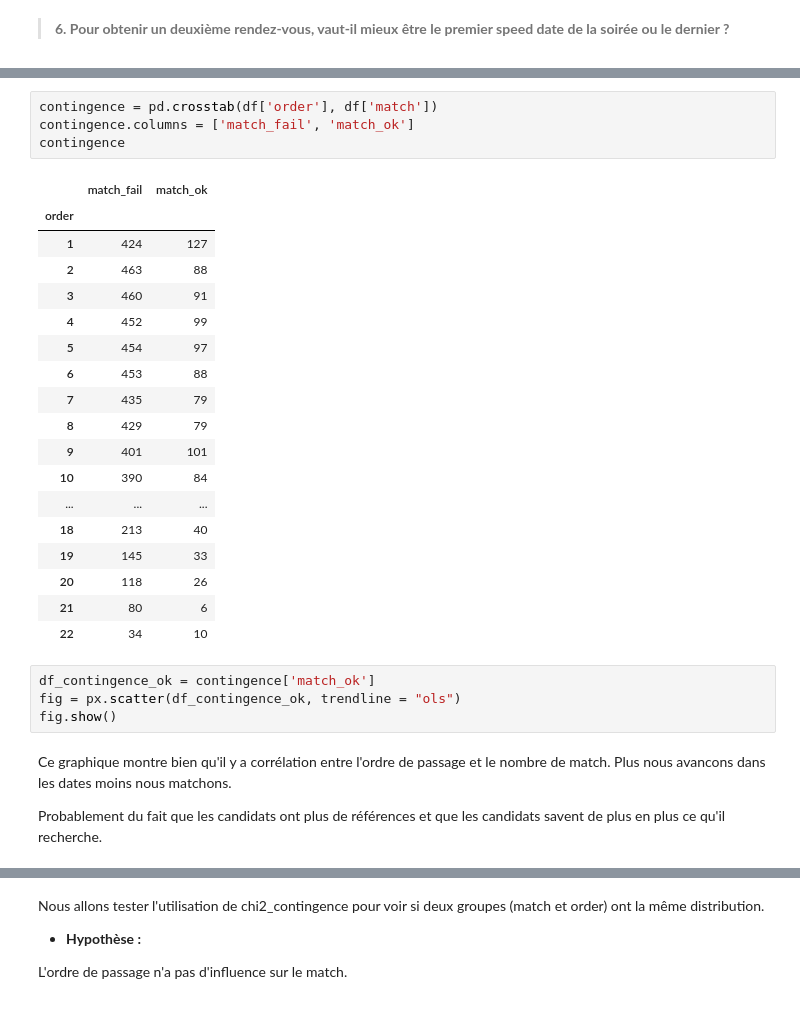
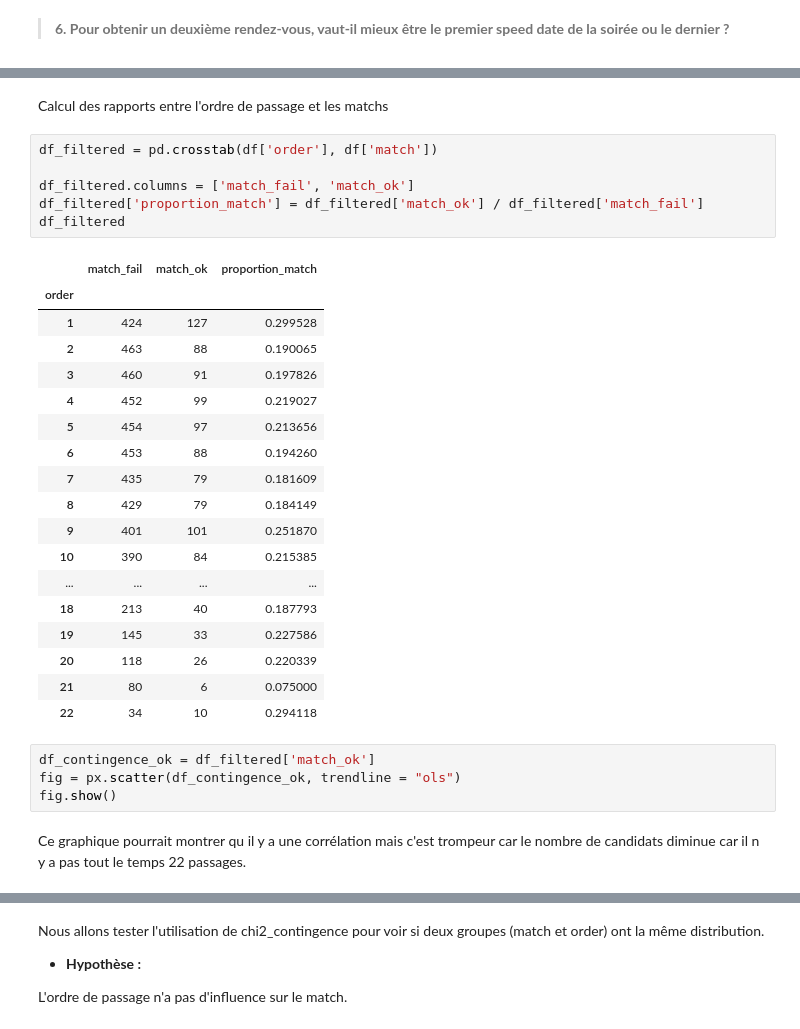
Before and after one commit to littlerobinson/machine-learning-engineer-certification, a Jupyter notebook: eda_speed_dating/eda_speed_dating_project.ipynb, the cells around one changed output, grey strips where cells are left out. Cells and saved outputs as stored; diff of their text form.

```diff
--- a/eda_speed_dating/eda_speed_dating_project.ipynb
+++ b/eda_speed_dating/eda_speed_dating_project.ipynb
@@ -987,32 +1098,33 @@ La corrélation entre la moyenne des attributs que se donnent les candidats et l
+# %% [markdown]
+Calcul des rapports entre l'ordre de passage et les matchs
 # %%
-contingence = pd.crosstab(df['order'], df['match'])
-contingence.columns = ['match_fail', 'match_ok']
-contingence
+df_filtered = pd.crosstab(df['order'], df['match'])
+
+df_filtered.columns = ['match_fail', 'match_ok']
+df_filtered['proportion_match'] = df_filtered['match_ok'] / df_filtered['match_fail']
+df_filtered
 # %% [output]
-|  | match_fail | match_ok |
-| order |  |  |
-| 1 | 424 | 127 |
-| 2 | 463 | 88 |
-| 3 | 460 | 91 |
-| 4 | 452 | 99 |
-| 5 | 454 | 97 |
-| 6 | 453 | 88 |
-| 7 | 435 | 79 |
-| 8 | 429 | 79 |
-| 9 | 401 | 101 |
-| 10 | 390 | 84 |
-| ... | ... | ... |
-| 18 | 213 | 40 |
-| 19 | 145 | 33 |
-| 20 | 118 | 26 |
-| 21 | 80 | 6 |
-| 22 | 34 | 10 |
+|  | match_fail | match_ok | proportion_match |
+| order |  |  |  |
+| 1 | 424 | 127 | 0.299528 |
+| 2 | 463 | 88 | 0.190065 |
+| 3 | 460 | 91 | 0.197826 |
+| 4 | 452 | 99 | 0.219027 |
+| 5 | 454 | 97 | 0.213656 |
+| 6 | 453 | 88 | 0.194260 |
+| 7 | 435 | 79 | 0.181609 |
+| 8 | 429 | 79 | 0.184149 |
+| 9 | 401 | 101 | 0.251870 |
+| 10 | 390 | 84 | 0.215385 |
+| ... | ... | ... | ... |
+| 18 | 213 | 40 | 0.187793 |
+| 19 | 145 | 33 | 0.227586 |
+| 20 | 118 | 26 | 0.220339 |
+| 21 | 80 | 6 | 0.075000 |
+| 22 | 34 | 10 | 0.294118 |
 # %%
-df_contingence_ok = contingence['match_ok']
+df_contingence_ok = df_filtered['match_ok']
 fig = px.scatter(df_contingence_ok, trendline = "ols")
 fig.show()
-# %% [markdown]
-Ce graphique montre bien qu'il y a corrélation entre l'ordre de passage et le nombre de match.
-Plus nous avancons dans les dates moins nous matchons.
-
-Probablement du fait que les candidats ont plus de références et que les candidats savent de plus en plus ce qu'il recherche.
+# %% [markdown]
+Ce graphique pourrait montrer qu il y a une corrélation mais c'est trompeur car le nombre de candidats diminue car il n y a pas tout le temps 22 passages.
```
Also changed, not shown: parts of 22 cells of this notebook.
